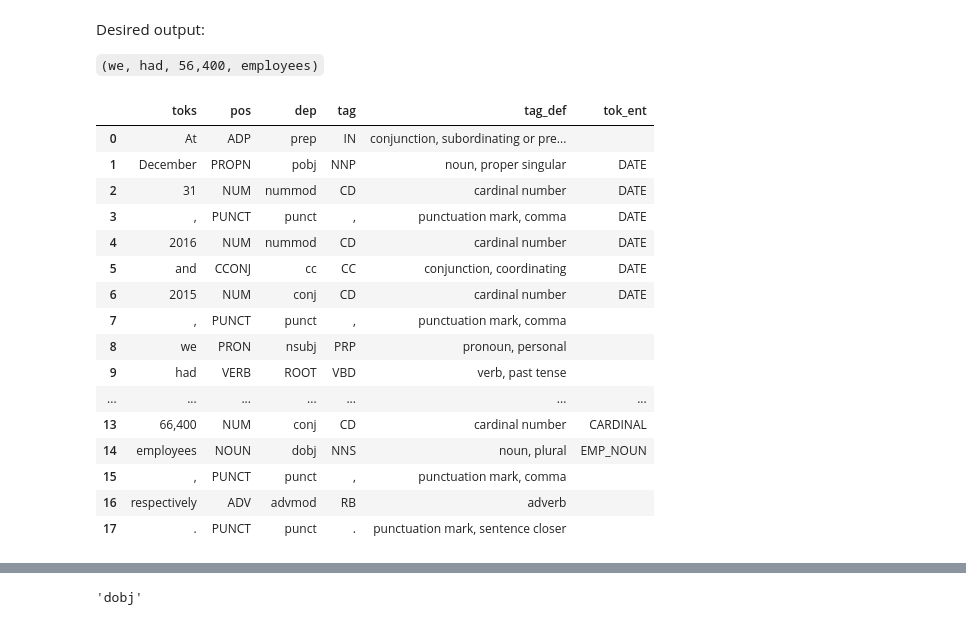
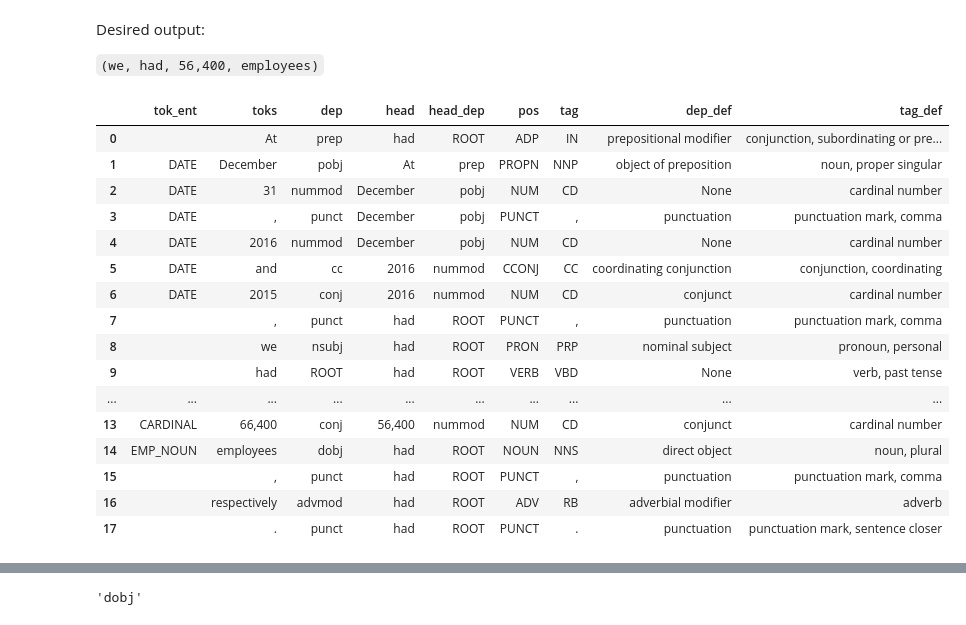
Before and after one commit to JarrodAJ/sec_employee_information_extraction, a Jupyter notebook: 4_Define_SpaCy_NER.ipynb, the cells around one changed output, grey strips where cells are left out. Cells and saved outputs as stored; diff of their text form; code cells hidden in the pictures.

```diff
--- a/4_Define_SpaCy_NER.ipynb
+++ b/4_Define_SpaCy_NER.ipynb
@@ -922,25 +932,25 @@ Desired output:
 
 `(we, had, 56,400, employees)`
 # %%
-ex6 = nlp("At December 31, 2016 and 2015, we had approximately 56,400 and 66,400 employees, respectively.")
+ex7 = nlp("At December 31, 2016 and 2015, we had approximately 56,400 and 66,400 employees, respectively.")
-# %%
-print_doc_df(ex6)
-# %% [output]
-|  | toks | pos | dep | tag | tag_def | tok_ent |
-| 0 | At | ADP | prep | IN | conjunction, subordinating or pre... |  |
-| 1 | December | PROPN | pobj | NNP | noun, proper singular | DATE |
-| 2 | 31 | NUM | nummod | CD | cardinal number | DATE |
-| 3 | , | PUNCT | punct | , | punctuation mark, comma | DATE |
-| 4 | 2016 | NUM | nummod | CD | cardinal number | DATE |
-| 5 | and | CCONJ | cc | CC | conjunction, coordinating | DATE |
-| 6 | 2015 | NUM | conj | CD | cardinal number | DATE |
-| 7 | , | PUNCT | punct | , | punctuation mark, comma |  |
-| 8 | we | PRON | nsubj | PRP | pronoun, personal |  |
-| 9 | had | VERB | ROOT | VBD | verb, past tense |  |
-| ... | ... | ... | ... | ... | ... | ... |
-| 13 | 66,400 | NUM | conj | CD | cardinal number | CARDINAL |
-| 14 | employees | NOUN | dobj | NNS | noun, plural | EMP_NOUN |
-| 15 | , | PUNCT | punct | , | punctuation mark, comma |  |
-| 16 | respectively | ADV | advmod | RB | adverb |  |
-| 17 | . | PUNCT | punct | . | punctuation mark, sentence closer |  |
+# %%
+print_df(make_tok_df(ex7))
+# %% [output]
+|  | tok_ent | toks | dep | head | head_dep | pos | tag | dep_def | tag_def |
+| 0 |  | At | prep | had | ROOT | ADP | IN | prepositional modifier | conjunction, subordinating or pre... |
+| 1 | DATE | December | pobj | At | prep | PROPN | NNP | object of preposition | noun, proper singular |
+| 2 | DATE | 31 | nummod | December | pobj | NUM | CD | None | cardinal number |
+| 3 | DATE | , | punct | December | pobj | PUNCT | , | punctuation | punctuation mark, comma |
+| 4 | DATE | 2016 | nummod | December | pobj | NUM | CD | None | cardinal number |
+| 5 | DATE | and | cc | 2016 | nummod | CCONJ | CC | coordinating conjunction | conjunction, coordinating |
+| 6 | DATE | 2015 | conj | 2016 | nummod | NUM | CD | conjunct | cardinal number |
+| 7 |  | , | punct | had | ROOT | PUNCT | , | punctuation | punctuation mark, comma |
+| 8 |  | we | nsubj | had | ROOT | PRON | PRP | nominal subject | pronoun, personal |
+| 9 |  | had | ROOT | had | ROOT | VERB | VBD | None | verb, past tense |
+| ... | ... | ... | ... | ... | ... | ... | ... | ... | ... |
+| 13 | CARDINAL | 66,400 | conj | 56,400 | nummod | NUM | CD | conjunct | cardinal number |
+| 14 | EMP_NOUN | employees | dobj | had | ROOT | NOUN | NNS | direct object | noun, plural |
+| 15 |  | , | punct | had | ROOT | PUNCT | , | punctuation | punctuation mark, comma |
+| 16 |  | respectively | advmod | had | ROOT | ADV | RB | adverbial modifier | adverb |
+| 17 |  | . | punct | had | ROOT | PUNCT | . | punctuation | punctuation mark, sentence closer |
 # %%
```
Also changed, not shown: parts of 43 cells of this notebook.
